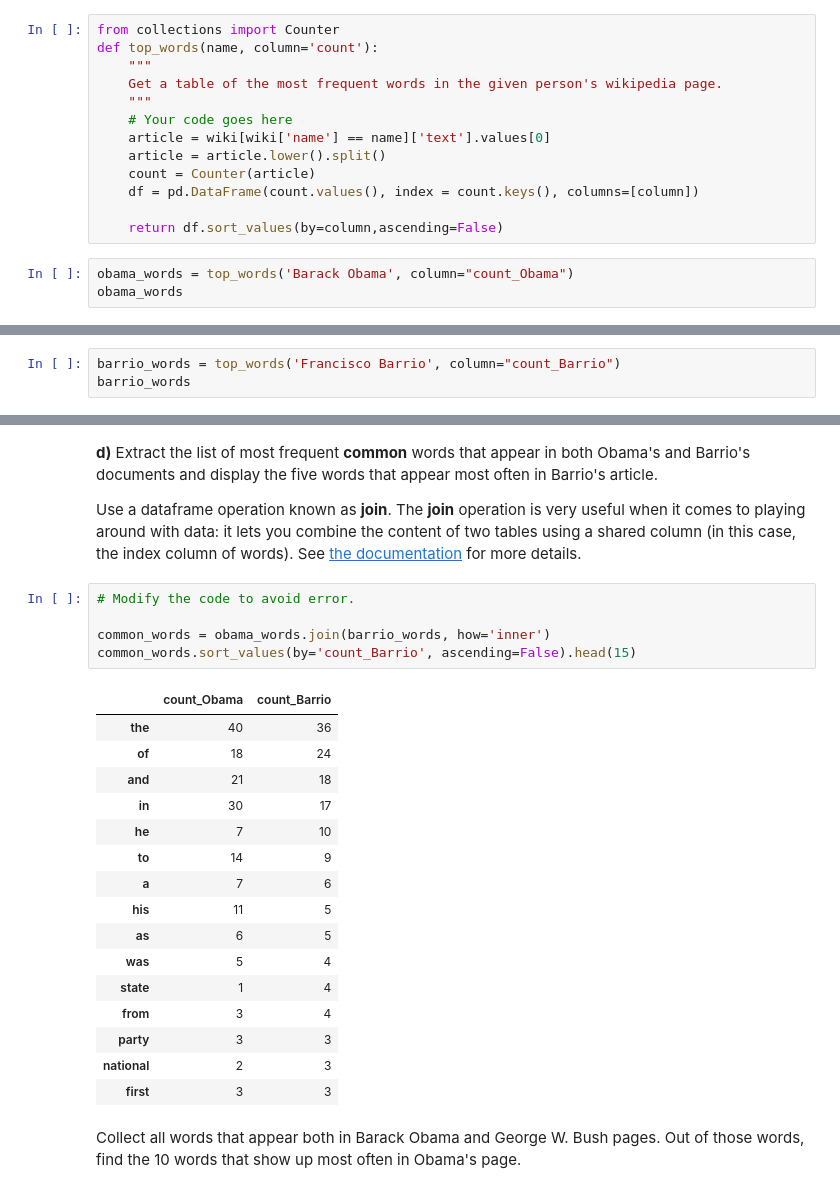
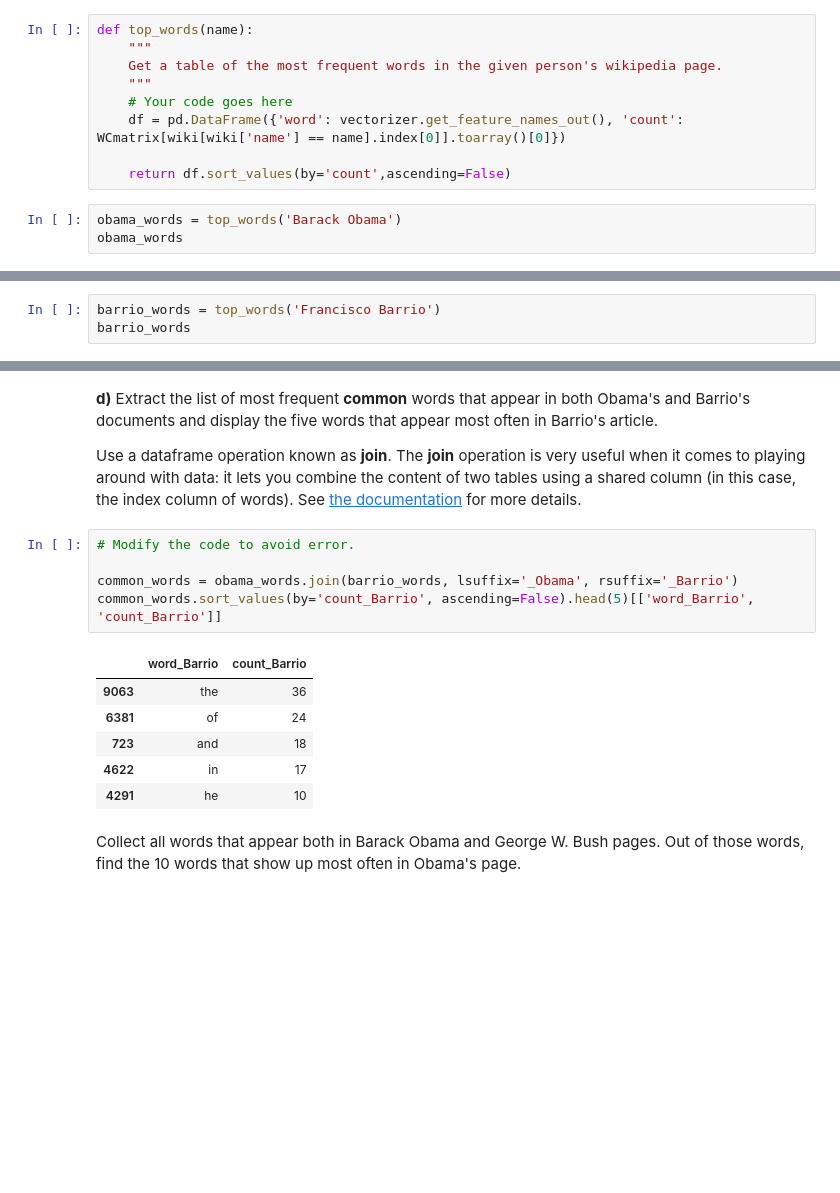
Before and after one commit to Axan18/Introduction-to-data-analytics, a Jupyter notebook: Assignment4/Assignment_4_without_code.ipynb, the cells around one changed output, grey strips where cells are left out. Saved outputs shown, nothing was run; the diff lists cells and outputs as text; blank space fills up the shorter version.

```diff
--- a/Assignment4/Assignment_4_without_code.ipynb
+++ b/Assignment4/Assignment_4_without_code.ipynb
@@ -103,19 +101,15 @@ Nearest neighbors with raw word counts got some things right, showing all politi
 **c)** Let's find out why Francisco Barrio was considered a close neighbor of Obama.
 To do this, look at the most frequently used words in each of Barack Obama and Francisco Barrio's pages.
 # %%
-from collections import Counter
-def top_words(name, column='count'):
+def top_words(name):
     """
     Get a table of the most frequent words in the given person's wikipedia page.
     """
     # Your code goes here
-    article = wiki[wiki['name'] == name]['text'].values[0]
-    article = article.lower().split()
-    count = Counter(article)
-    df = pd.DataFrame(count.values(), index = count.keys(), columns=[column])
+    df = pd.DataFrame({'word': vectorizer.get_feature_names_out(), 'count': WCmatrix[wiki[wiki['name'] == name].index[0]].toarray()[0]})
 
-    return df.sort_values(by=column,ascending=False)
+    return df.sort_values(by='count',ascending=False)
 # %%
-obama_words = top_words('Barack Obama', column="count_Obama")
+obama_words = top_words('Barack Obama')
 obama_words
 # %% [output]
@@ -135,4 +129,4 @@ obama_words
 # %%
-barrio_words = top_words('Francisco Barrio', column="count_Barrio")
+barrio_words = top_words('Francisco Barrio')
 barrio_words
 # %% [output]
@@ -156,25 +150,15 @@ Use a dataframe operation known as **join**. The **join** operation is very usef
 # %%
 # Modify the code to avoid error.
 
-common_words = obama_words.join(barrio_words, how='inner')
-common_words.sort_values(by='count_Barrio', ascending=False).head(15)
+common_words = obama_words.join(barrio_words, lsuffix='_Obama', rsuffix='_Barrio')
+common_words.sort_values(by='count_Barrio', ascending=False).head(5)[['word_Barrio', 'count_Barrio']]
 # %% [output]
-|  | count_Obama | count_Barrio |
-| the | 40 | 36 |
-| of | 18 | 24 |
-| and | 21 | 18 |
-| in | 30 | 17 |
-| he | 7 | 10 |
-| to | 14 | 9 |
-| a | 7 | 6 |
-| his | 11 | 5 |
-| as | 6 | 5 |
-| was | 5 | 4 |
-| state | 1 | 4 |
-| from | 3 | 4 |
-| party | 3 | 3 |
-| national | 2 | 3 |
-| first | 3 | 3 |
+|  | word_Barrio | count_Barrio |
+| 9063 | the | 36 |
+| 6381 | of | 24 |
+| 723 | and | 18 |
+| 4622 | in | 17 |
+| 4291 | he | 10 |
 # %% [markdown]
 Collect all words that appear both in Barack Obama and George W. Bush pages.  Out of those words, find the 10 words that show up most often in Obama's page.
 # %%
```
Also changed, not shown: parts of 24 cells of this notebook, 4 other files.
